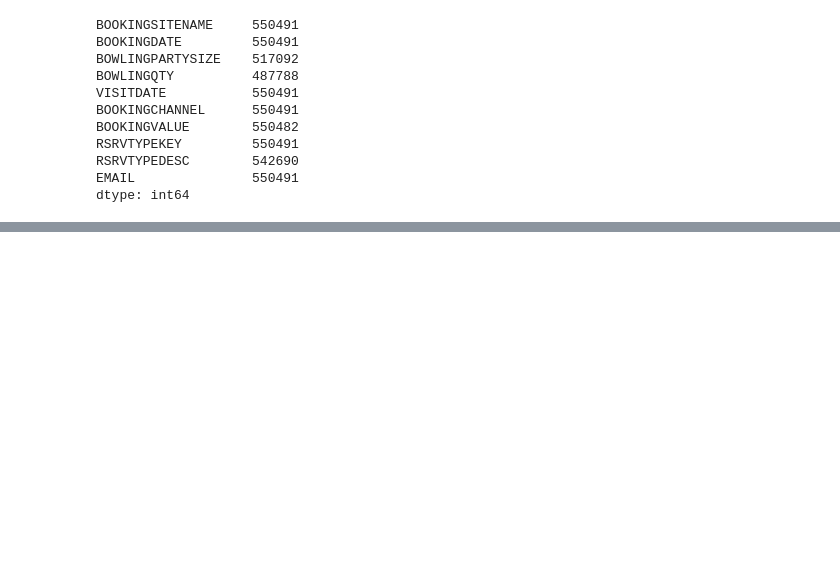
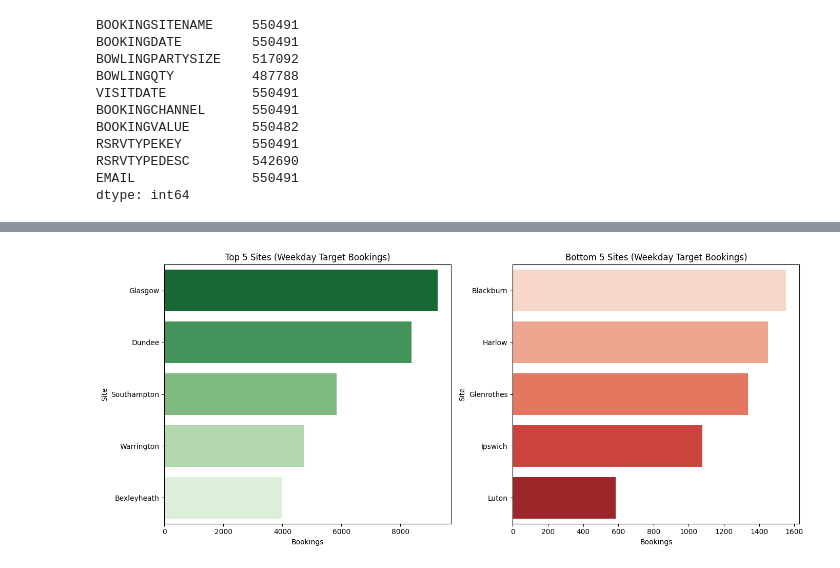
Before and after one commit to KoraySali/client-analysis-task, a Jupyter notebook: Client Analysis.ipynb, the cells around one changed output, grey strips where cells are left out. Cells and saved outputs as stored; diff of their text form; code cells hidden in the pictures; blank space fills up the shorter version.

Commit message:
Bulk majority of analyses and data understanding. Further formatting edits to be made.

```diff
--- a/Client Analysis.ipynb
+++ b/Client Analysis.ipynb
@@ -62,0 +112,3 @@ dataset['BOOKINGDATE'].dt.day_name().value_counts().plot(kind = "bar");pass
+# %%
+target_days = ['Monday', 'Wednesday', 'Thursday']
+weekday_df = dataset[dataset['VISIT_DAY'].isin(target_days)]
@@ -62,0 +170,27 @@ dataset['BOOKINGDATE'].dt.day_name().value_counts().plot(kind = "bar");pass
+# %%
+weekday_data = dataset[dataset['VISIT_DAY'].isin(target_days)]
+# %%
+site_counts = weekday_data['BOOKINGSITENAME'].value_counts().reset_index()
+site_counts.columns = ['BOOKINGSITENAME', 'Weekday_Bookings']
+# %%
+top_5_sites = site_counts.head(5)
+bottom_5_sites = site_counts.tail(5)
+# %%
+fig, axes = plt.subplots(1, 2, figsize=(14, 6))
+
+# Top 5
+sns.barplot(data=top_5_sites, x='Weekday_Bookings', y='BOOKINGSITENAME', ax=axes[0], palette='Greens_r', hue='BOOKINGSITENAME', legend='auto')
+axes[0].set_title("Top 5 Sites (Weekday Target Bookings)")
+axes[0].set_xlabel("Bookings")
+axes[0].set_ylabel("Site")
+
+# Bottom 5
+sns.barplot(data=bottom_5_sites, x='Weekday_Bookings', y='BOOKINGSITENAME', ax=axes[1], palette='Reds', hue='BOOKINGSITENAME', legend='auto')
+axes[1].set_title("Bottom 5 Sites (Weekday Target Bookings)")
+axes[1].set_xlabel("Bookings")
+axes[1].set_ylabel("Site")
+
+plt.tight_layout()
+plt.show()
+# %% [output]
+[figure, added]
```
Also changed, not shown: parts of 18 cells of this notebook.
